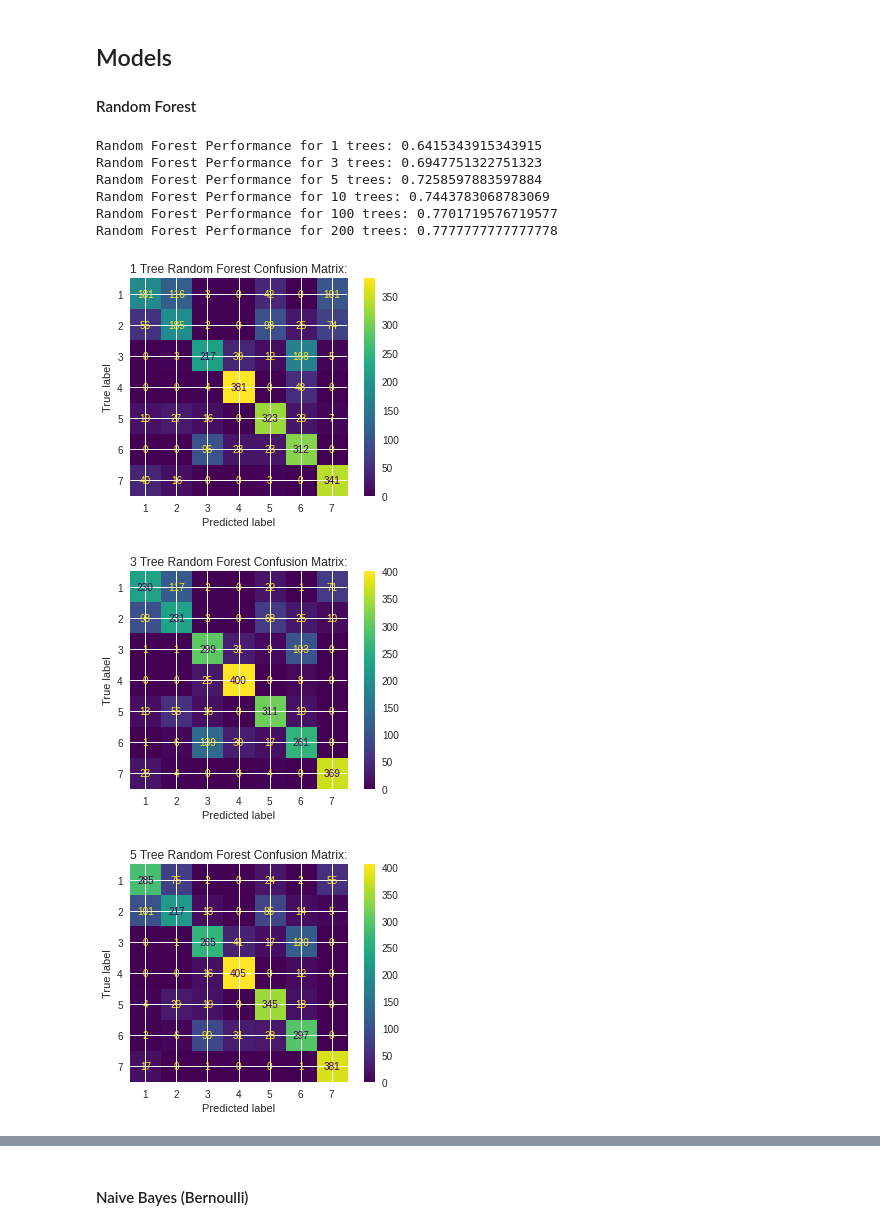
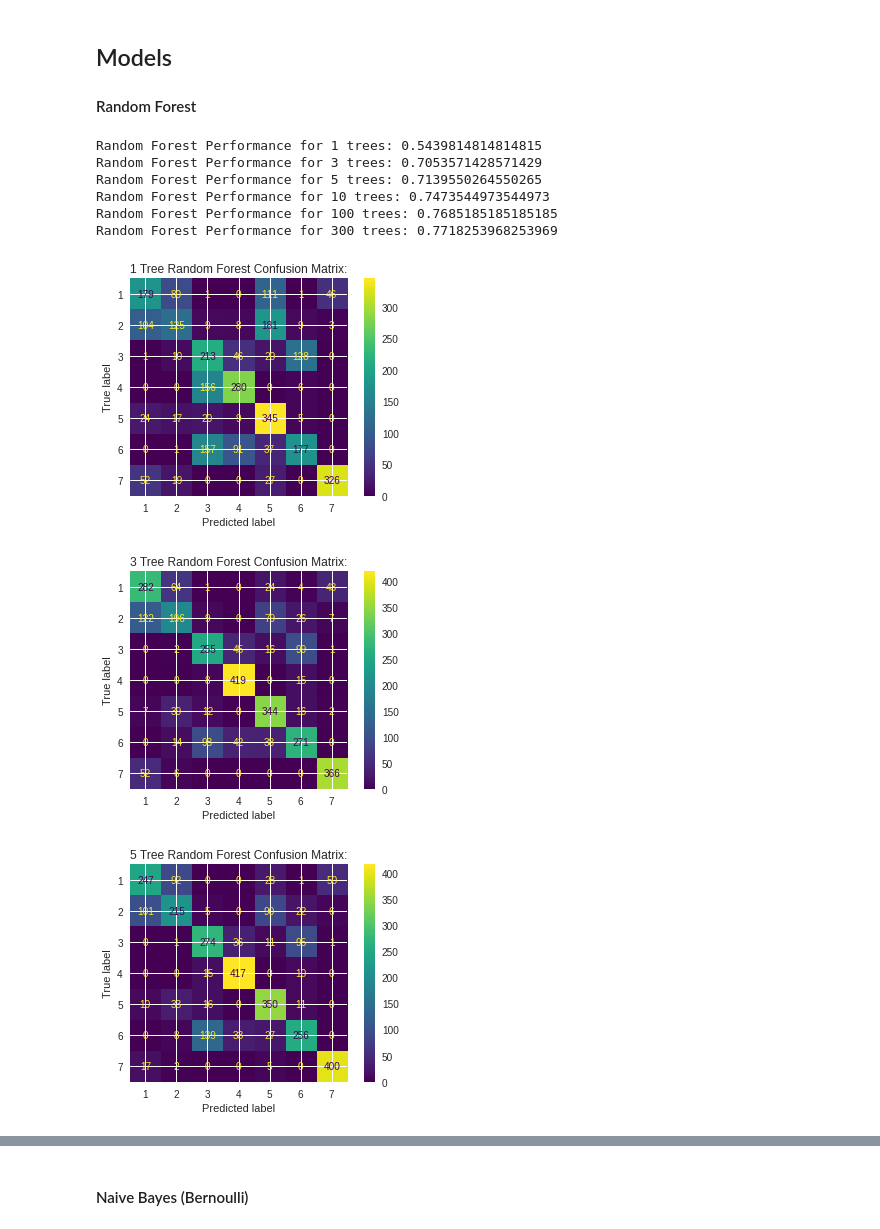
Before and after one commit to justinetaylor/mids-w207-final-project, a Jupyter notebook: clear_cut_solution.ipynb, the cells around one changed output, grey strips where cells are left out. Drawn from its saved outputs; the diff is of its cells as text; code cells hidden in the pictures.

```diff
--- a/clear_cut_solution.ipynb
+++ b/clear_cut_solution.ipynb
@@ -354,5 +383,7 @@ After the feature transformation, we see improved distinction in median values,
 # %%
+#make a copy of train_df for modelling
+train_df1 = train_df.copy()
 #drop Id column as it is not a meaningful feature.
-train_df.drop(columns=["Id"],inplace=True)
+train_df1.drop(columns=["Id"],inplace=True)
 test_df.drop(columns=["Id"],inplace=True)
 # %%
@@ -379,7 +410,7 @@ new_cat_cols =['Wilderness_Area1',
        'st2324', 'st6w4']
 # %%
 #change data type to categorical for categorical columns
-train_df[new_cat_cols] = train_df[new_cat_cols].astype("category")
+train_df1[new_cat_cols] = train_df1[new_cat_cols].astype("category")
 # %%
 # get NA values
 
@@ -401,8 +432,8 @@ There are 565892 values in the test data
 Then, we split the training data into a training data set (80%) and development data set (20%). We will also have a large, separate test data set.
 # %%
 # Split training data (labeled) into 80% training and 20% dev) and randomly sample
-training_data = train_df.sample(frac=0.8)
-dev_data_df = train_df.drop(training_data.index)
+training_data = train_df1.sample(frac=0.8)
+dev_data_df = train_df1.drop(training_data.index)
 
 # Examine shape of both data sets
 print(training_data.shape)
@@ -501,8 +532,8 @@ dev_data.head()
 # %%
 all_features = set(train_data.columns.to_list())
 # %%
-#select features
-to_drop = set([''])
+#select features to drop.
+to_drop = set(['Hillshade_9am'])
 # %%
 sel_features = list(all_features - to_drop)
 # %%
@@ -543,26 +574,26 @@ train_data.head(20)
 # %%
 # Try a random forest
 def RandomForest(num_trees):
     model = RandomForestClassifier(num_trees,max_depth=8)
     model.fit(train_data, train_labels)
     predictions = model.predict(dev_data)
     score = model.score(dev_data, dev_labels)
     print("Random Forest Performance for {0} trees: {1}".format(num_trees,score))
     # Plot_confusion_matrix
     plot_confusion_matrix(model, dev_data, dev_labels, values_format = "d")
     plt.title("{} Tree Random Forest Confusion Matrix:".format(num_trees))
     plt.plot()
 
-num_trees_list = [1,3,5,10,100,200]
+num_trees_list = [1,3,5,10,100,300]
 for num_trees in num_trees_list:
     RandomForest(num_trees)
 # %% [output]
-Random Forest Performance for 1 trees: 0.6415343915343915
-Random Forest Performance for 3 trees: 0.6947751322751323
-Random Forest Performance for 5 trees: 0.7258597883597884
-Random Forest Performance for 10 trees: 0.7443783068783069
-Random Forest Performance for 100 trees: 0.7701719576719577
-Random Forest Performance for 200 trees: 0.7777777777777778
+Random Forest Performance for 1 trees: 0.5439814814814815
+Random Forest Performance for 3 trees: 0.7053571428571429
+Random Forest Performance for 5 trees: 0.7139550264550265
+Random Forest Performance for 10 trees: 0.7473544973544973
+Random Forest Performance for 100 trees: 0.7685185185185185
+Random Forest Performance for 300 trees: 0.7718253968253969
-[figure, old version]
+[figure, new version]
-[figure, old version]
+[figure, new version]
-[figure, old version]
+[figure, new version]
```
Also changed, not shown: parts of 26 cells of this notebook.
